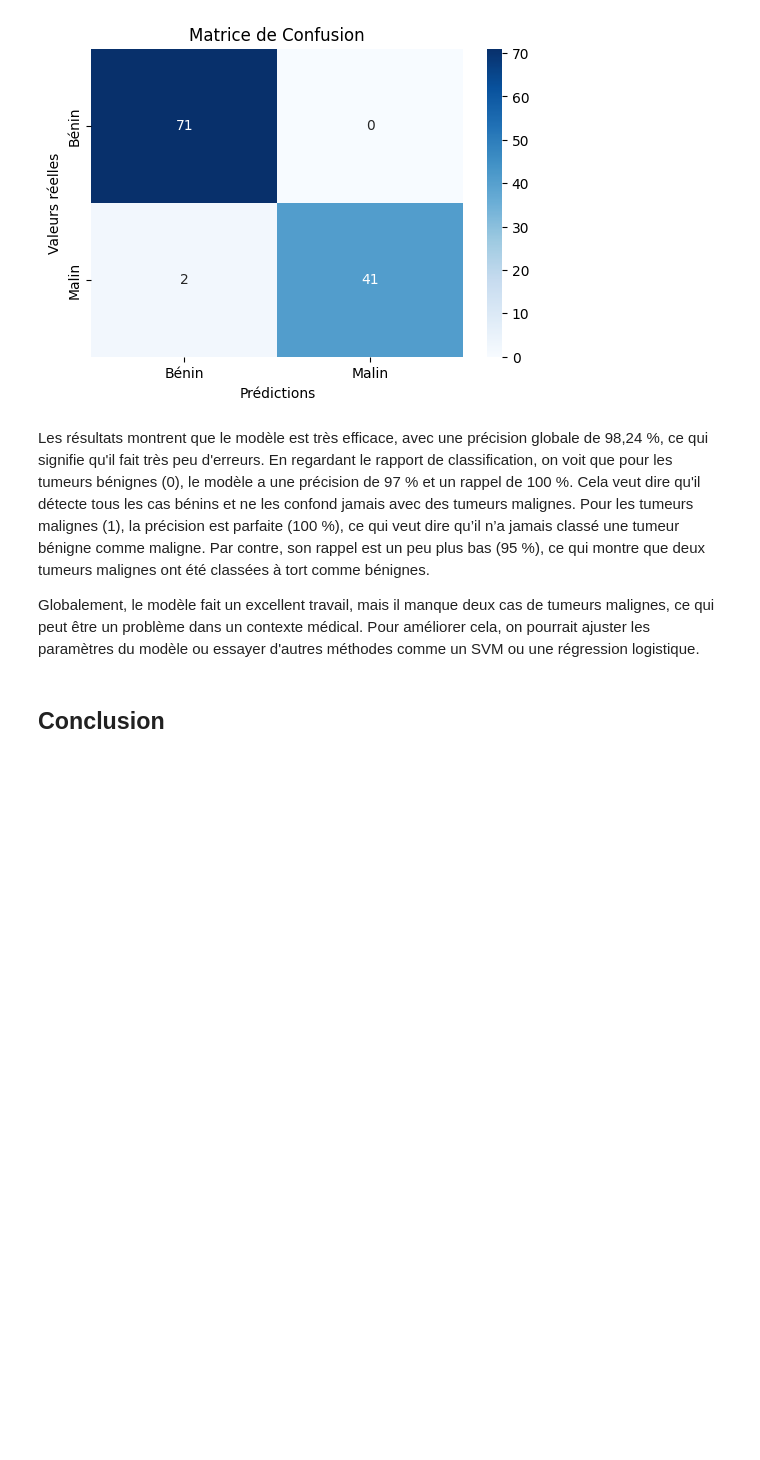
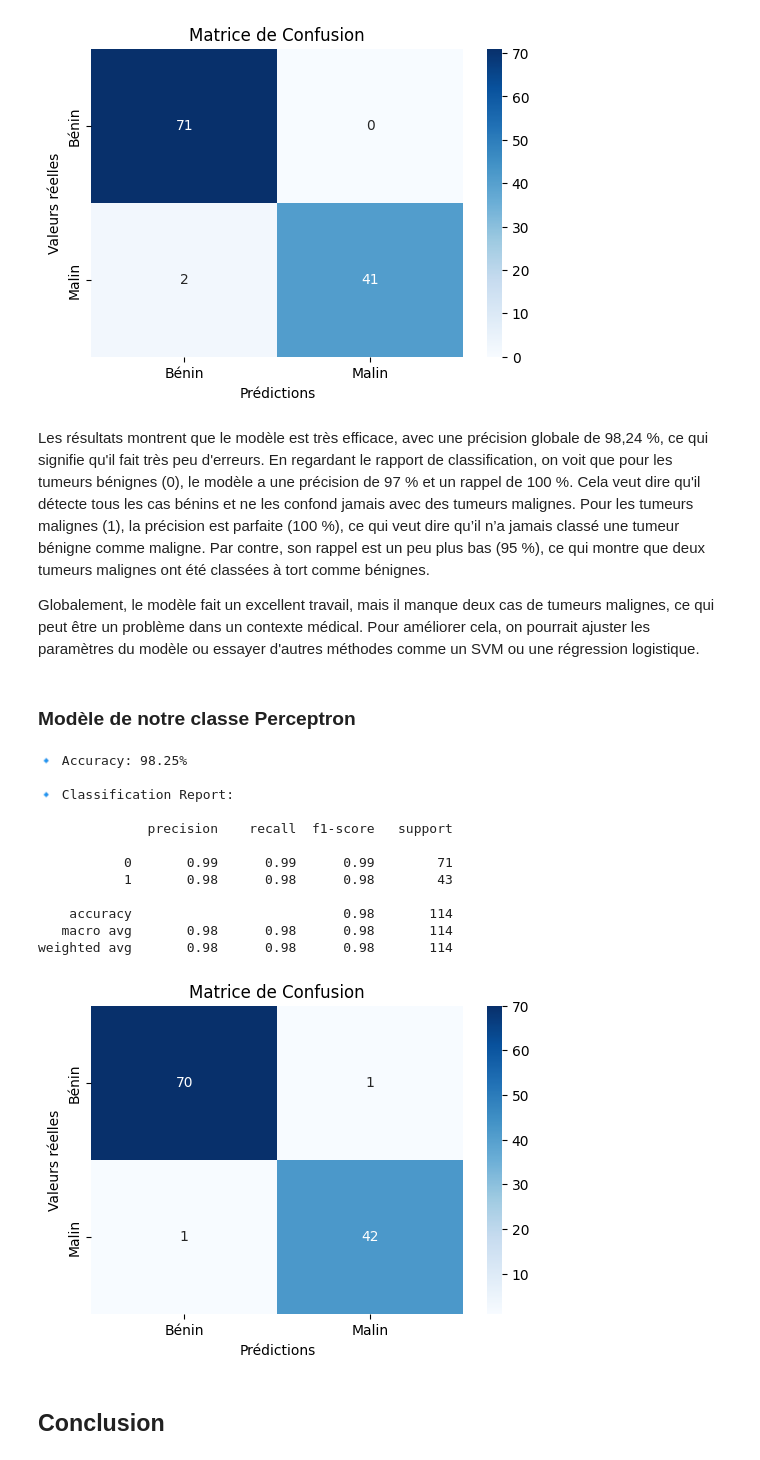
Before and after one commit to antonella-giovannetti/building-perceptron, a Jupyter notebook: perceptron-analysis.ipynb, the cells around one changed output. Saved outputs shown, nothing was run; the diff lists cells and outputs as text; code cells hidden in the pictures; blank space fills up the shorter version.

Commit message:
add perceptron class

```diff
--- a/perceptron-analysis.ipynb
+++ b/perceptron-analysis.ipynb
@@ -248,8 +251,10 @@ Ici encore, nous pouvons voir que les valeurs sont plus élevées lorsque le dia
 # %% [markdown]
 Ici, nous séparons les données en caractéristiques (X) et variable cible (y), puis on standardise les caractéristiques pour qu'elles aient une moyenne de 0 et un écart type de 1, ce qui aide à améliorer la performance et la convergence du modèle, le perceptron est un algorithme sensible à l'échelle des données.
 # %%
+filtered_data.reset_index(drop=True, inplace=True)
+
 X = filtered_data.drop(columns=['diagnosis'])
-y = filtered_data['diagnosis']
+y = filtered_data['diagnosis'].reset_index(drop=True)
 
 scaler = StandardScaler()
 X_scaled = scaler.fit_transform(X)
@@ -336,6 +343,43 @@ weighted avg       0.98      0.98      0.98       114
 Les résultats montrent que le modèle est très efficace, avec une précision globale de 98,24 %, ce qui signifie qu'il fait très peu d'erreurs. En regardant le rapport de classification, on voit que pour les tumeurs bénignes (0), le modèle a une précision de 97 % et un rappel de 100 %. Cela veut dire qu'il détecte tous les cas bénins et ne les confond jamais avec des tumeurs malignes. Pour les tumeurs malignes (1), la précision est parfaite (100 %), ce qui veut dire qu’il n’a jamais classé une tumeur bénigne comme maligne. Par contre, son rappel est un peu plus bas (95 %), ce qui montre que deux tumeurs malignes ont été classées à tort comme bénignes.
 
 Globalement, le modèle fait un excellent travail, mais il manque deux cas de tumeurs malignes, ce qui peut être un problème dans un contexte médical. Pour améliorer cela, on pourrait ajuster les paramètres du modèle ou essayer d'autres méthodes comme un SVM ou une régression logistique.
+# %% [markdown]
+### Modèle de notre classe Perceptron
+# %%
+X_train, X_test, y_train, y_test = train_test_split(X_pca, y, test_size=0.2, random_state=42)
+
+perceptronClass = PerceptronModel(learning_rate=0.1, max_iter=30)
+perceptronClass.fit(X_train, y_train)
+
+y_pred = perceptronClass.predict(X_test)
+
+
+accuracy, report, cm = perceptronClass.evaluate(y_test.values, y_pred)
+
+print(f"🔹 Accuracy: {accuracy:.2%}\n")
+print("🔹 Classification Report:\n")
+print(report)
+
+plt.figure(figsize=(6,4))
+sns.heatmap(cm, annot=True, fmt="d", cmap="Blues", xticklabels=["Bénin", "Malin"], yticklabels=["Bénin", "Malin"])
+plt.xlabel("Prédictions")
+plt.ylabel("Valeurs réelles")
+plt.title("Matrice de Confusion")
+plt.show()
+# %% [output]
+🔹 Accuracy: 98.25%
+
+🔹 Classification Report:
+
+              precision    recall  f1-score   support
+
+           0       0.99      0.99      0.99        71
+           1       0.98      0.98      0.98        43
+
+    accuracy                           0.98       114
+   macro avg       0.98      0.98      0.98       114
+weighted avg       0.98      0.98      0.98       114
+[figure, added]
 # %% [markdown]
 ## Conclusion
 # %% [markdown]
```
Also changed, not shown: parts of 4 cells of this notebook, 2 other files.
